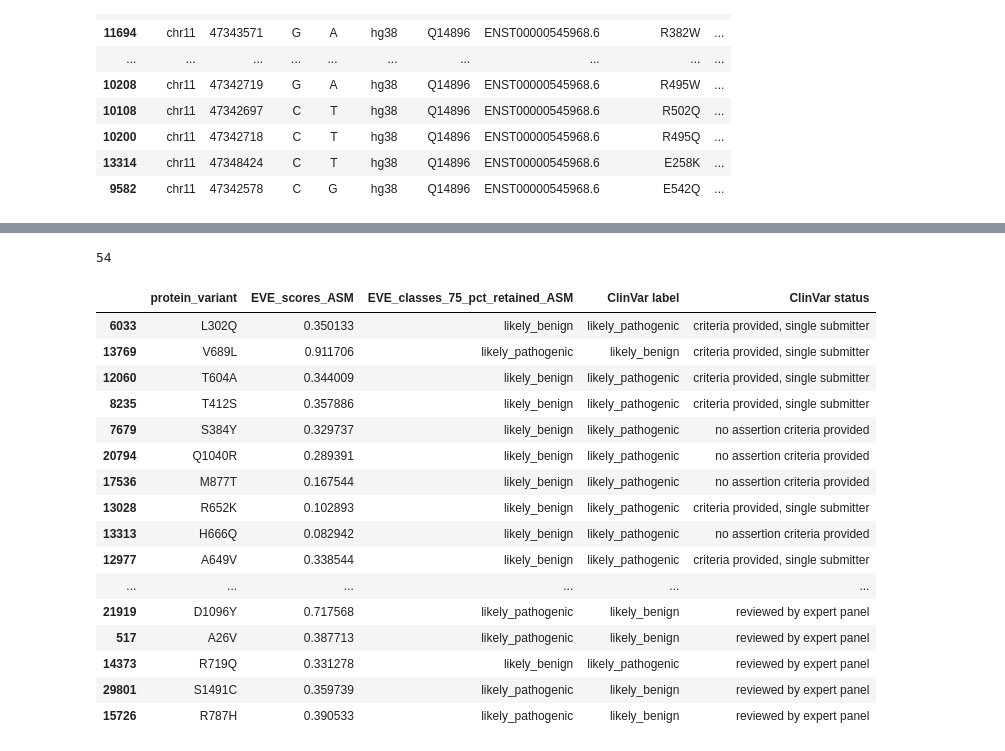
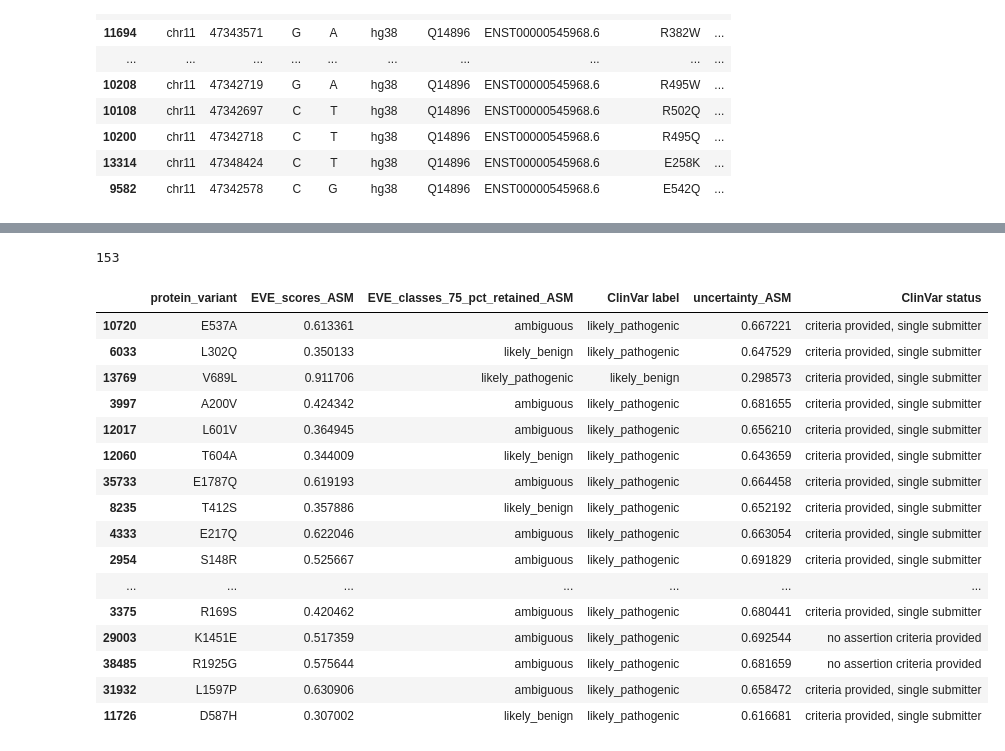
Before and after one commit to pop2-g/GPThesis23-24, a Jupyter notebook: comparison.ipynb, the cells around one changed output, grey strips where cells are left out. Saved outputs shown, nothing was run; the diff lists cells and outputs as text; code cells hidden in the pictures.

```diff
--- a/comparison.ipynb
+++ b/comparison.ipynb
@@ -76,9 +76,10 @@ for cv_df in [cv_myh7_df, cv_mybpc3_df]:
 #Find AM discrepancies with ClinVar for both genes
 
 mismatch_dict = {}
-for cv_df, am_df, gene in [(cv_myh7_df, am_myh7_df, "myh7"), (cv_mybpc3_df, am_mybpc3_df, "mybpc3")]:
+for cv_df, am_df, gene in [(cv_myh7_df, am_myh7_df, "am_myh7"), (cv_mybpc3_df, am_mybpc3_df, "am_mybpc3")]:
 
     mismatch_df = pd.DataFrame()
+    print()
     for i in range(len(cv_df)):
         matched_am_pred = am_df[am_df["protein_variant"] == cv_df.iloc[i]["Protein change"]]
 
@@ -153,16 +154,24 @@ mismatch_dict["mybpc3"].head(50)
 # %%
 #Preprocess EVE dataframe
 
-for eve_df in [eve_myh7_df, eve_mybpc3_df]:
-    eve_df.dropna(subset="EVE_classes_75_pct_retained_ASM", inplace=True)
+
+eve_dfs = [eve_myh7_df, eve_mybpc3_df]
+adj_eve_dfs = []
+for eve_df in eve_dfs:
+    adj_eve_df = pd.DataFrame()
+
+    adj_eve_df = eve_df.dropna(subset="EVE_classes_75_pct_retained_ASM")
 
     #Standardize labels with those used above
-    eve_df["EVE_classes_75_pct_retained_ASM"] = eve_df["EVE_classes_75_pct_retained_ASM"].apply(lambda x: "ambiguous" if x == "Uncertain" else ("likely_benign" if "Benign" in x or "benign" in x else "likely_pathogenic"))
+    adj_eve_df["EVE_classes_75_pct_retained_ASM"] = adj_eve_df["EVE_classes_75_pct_retained_ASM"].apply(lambda x: "ambiguous" if x == "Uncertain" else ("likely_benign" if "Benign" in x or "benign" in x else "likely_pathogenic"))
 
     #Add mutation label to match those of ClinVar
     eve_df["protein_variant"] = eve_df["wt_aa"] + eve_df["position"].apply(lambda x: str(x)) + eve_df["mt_aa"]
+    adj_eve_df["protein_variant"] = adj_eve_df["wt_aa"] + eve_df["position"].apply(lambda x: str(x)) + eve_df["mt_aa"]
+
+    adj_eve_dfs.append(adj_eve_df)
 
 
-
-eve_myh7_df["protein_variant"].head(20)
+eve_myh7_df_adj = adj_eve_dfs[0]
+eve_mybpc3_df_adj = adj_eve_dfs[1]
 # %% [output]
@@ -186,7 +198,7 @@ Name: protein_variant, dtype: object
 # %%
 #Find mismatches between EVE and ClinVar
 
-for cv_df, eve_df, gene in [(cv_myh7_df, eve_myh7_df, "myh7"), (cv_mybpc3_df, eve_mybpc3_df, "mybpc3")]:
+for cv_df, eve_df, gene in [(cv_myh7_df, eve_myh7_df_adj, "eve_myh7"), (cv_mybpc3_df, eve_mybpc3_df_adj, "eve_mybpc3")]:
 
     mismatch_df = pd.DataFrame()
     for i in range(len(cv_df)):
@@ -210,27 +222,27 @@ for cv_df, eve_df, gene in [(cv_myh7_df, eve_myh7_df, "myh7"), (cv_mybpc3_df, ev
 
                     mismatch_df = mismatch_df.append(matched_eve_pred)
 
-    mismatch_dict[gene] = mismatch_df
+    mismatch_dict[gene] = mismatch_df[["protein_variant", "EVE_scores_ASM", "EVE_classes_75_pct_retained_ASM", "ClinVar label", "uncertainty_ASM", "ClinVar status"]]
 # %%
-print(len(mismatch_dict["myh7"]))
-mismatch_dict["myh7"][["protein_variant", "EVE_scores_ASM", "EVE_classes_75_pct_retained_ASM", "ClinVar label", "ClinVar status"]].head(50)
+print(len(mismatch_dict["eve_myh7"]))
+mismatch_dict["eve_myh7"].head(50)
 # %% [output]
-54
+153
-|  | protein_variant | EVE_scores_ASM | EVE_classes_75_pct_retained_ASM | ClinVar label | ClinVar status |
-| 6033 | L302Q | 0.350133 | likely_benign | likely_pathogenic | criteria provided, single submitter |
-| 13769 | V689L | 0.911706 | likely_pathogenic | likely_benign | criteria provided, single submitter |
-| 12060 | T604A | 0.344009 | likely_benign | likely_pathogenic | criteria provided, single submitter |
-| 8235 | T412S | 0.357886 | likely_benign | likely_pathogenic | criteria provided, single submitter |
-| 7679 | S384Y | 0.329737 | likely_benign | likely_pathogenic | no assertion criteria provided |
-| 20794 | Q1040R | 0.289391 | likely_benign | likely_pathogenic | no assertion criteria provided |
-| 17536 | M877T | 0.167544 | likely_benign | likely_pathogenic | no assertion criteria provided |
-| 13028 | R652K | 0.102893 | likely_benign | likely_pathogenic | criteria provided, single submitter |
-| 13313 | H666Q | 0.082942 | likely_benign | likely_pathogenic | no assertion criteria provided |
-| 12977 | A649V | 0.338544 | likely_benign | likely_pathogenic | criteria provided, single submitter |
-| ... | ... | ... | ... | ... | ... |
-| 21919 | D1096Y | 0.717568 | likely_pathogenic | likely_benign | reviewed by expert panel |
-| 517 | A26V | 0.387713 | likely_pathogenic | likely_benign | reviewed by expert panel |
-| 14373 | R719Q | 0.331278 | likely_benign | likely_pathogenic | reviewed by expert panel |
-| 29801 | S1491C | 0.359739 | likely_pathogenic | likely_benign | reviewed by expert panel |
-| 15726 | R787H | 0.390533 | likely_pathogenic | likely_benign | reviewed by expert panel |
+|  | protein_variant | EVE_scores_ASM | EVE_classes_75_pct_retained_ASM | ClinVar label | uncertainty_ASM | ClinVar status |
+| 10720 | E537A | 0.613361 | ambiguous | likely_pathogenic | 0.667221 | criteria provided, single submitter |
+| 6033 | L302Q | 0.350133 | likely_benign | likely_pathogenic | 0.647529 | criteria provided, single submitter |
+| 13769 | V689L | 0.911706 | likely_pathogenic | likely_benign | 0.298573 | criteria provided, single submitter |
+| 3997 | A200V | 0.424342 | ambiguous | likely_pathogenic | 0.681655 | criteria provided, single submitter |
+| 12017 | L601V | 0.364945 | ambiguous | likely_pathogenic | 0.656210 | criteria provided, single submitter |
+| 12060 | T604A | 0.344009 | likely_benign | likely_pathogenic | 0.643659 | criteria provided, single submitter |
+| 35733 | E1787Q | 0.619193 | ambiguous | likely_pathogenic | 0.664458 | criteria provided, single submitter |
+| 8235 | T412S | 0.357886 | likely_benign | likely_pathogenic | 0.652192 | criteria provided, single submitter |
+| 4333 | E217Q | 0.622046 | ambiguous | likely_pathogenic | 0.663054 | criteria provided, single submitter |
+| 2954 | S148R | 0.525667 | ambiguous | likely_pathogenic | 0.691829 | criteria provided, single submitter |
+| ... | ... | ... | ... | ... | ... | ... |
+| 3375 | R169S | 0.420462 | ambiguous | likely_pathogenic | 0.680441 | criteria provided, single submitter |
+| 29003 | K1451E | 0.517359 | ambiguous | likely_pathogenic | 0.692544 | no assertion criteria provided |
+| 38485 | R1925G | 0.575644 | ambiguous | likely_pathogenic | 0.681659 | no assertion criteria provided |
+| 31932 | L1597P | 0.630906 | ambiguous | likely_pathogenic | 0.658472 | criteria provided, single submitter |
+| 11726 | D587H | 0.307002 | likely_benign | likely_pathogenic | 0.616681 | criteria provided, single submitter |
 # %%
```
Also changed, not shown: parts of 8 cells of this notebook.
